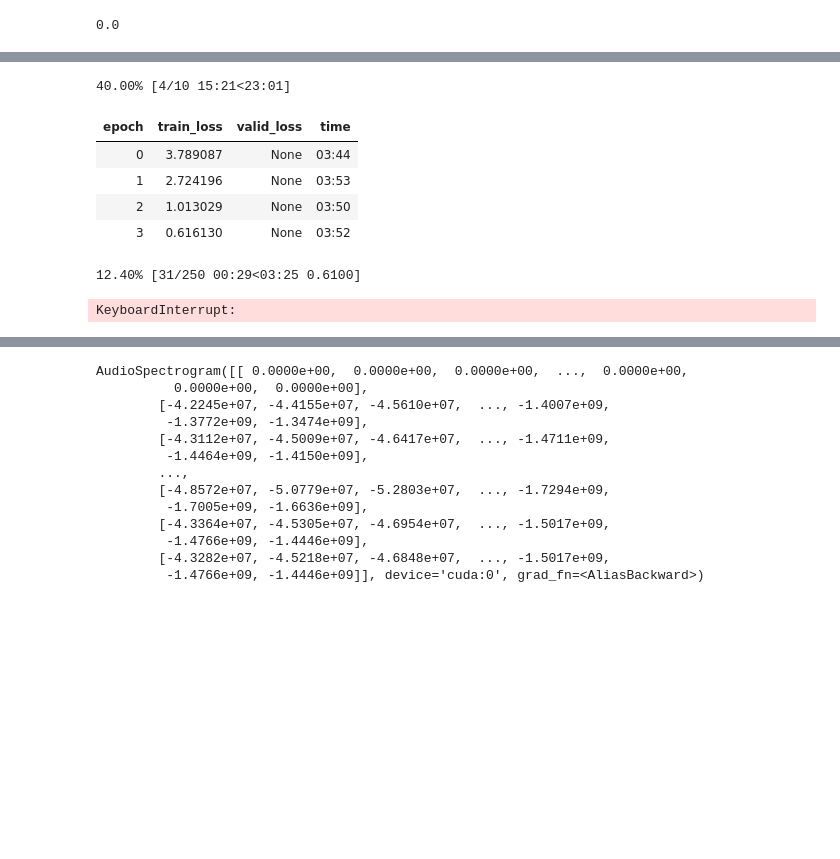
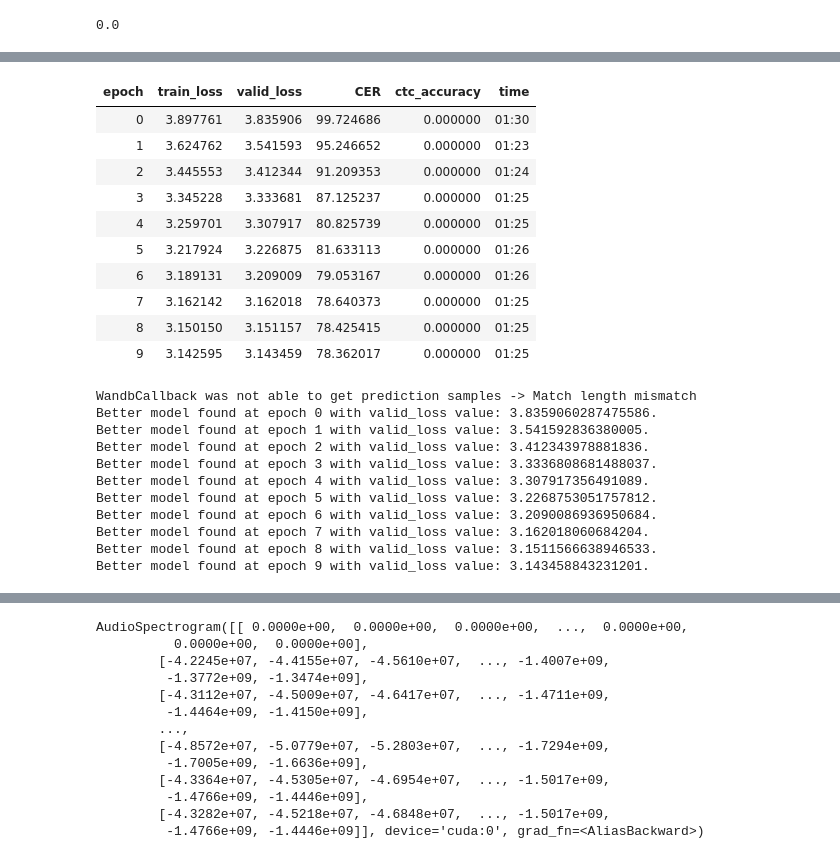
Before and after one commit to mizoru/pronunciation-trainer, a Jupyter notebook: training-QuartzNet.ipynb, the cells around one changed output, grey strips where cells are left out. Saved outputs shown, nothing was run; the diff lists cells and outputs as text; code cells hidden in the pictures; blank space fills up the shorter version.

Commit message:
train for 10 eopchs CER = 78

```diff
--- a/training-QuartzNet.ipynb
+++ b/training-QuartzNet.ipynb
@@ -367,11 +422,25 @@ SuggestedLRs(valley=0.0008317637839354575)
 # %%
-learn.fit_one_cycle(10, 1e-2)
+learn.fit_one_cycle(10, 5e-4)
 # %% [output]
+| epoch | train_loss | valid_loss | CER | ctc_accuracy | time |
+| 0 | 3.897761 | 3.835906 | 99.724686 | 0.000000 | 01:30 |
+| 1 | 3.624762 | 3.541593 | 95.246652 | 0.000000 | 01:23 |
+| 2 | 3.445553 | 3.412344 | 91.209353 | 0.000000 | 01:24 |
+| 3 | 3.345228 | 3.333681 | 87.125237 | 0.000000 | 01:25 |
+| 4 | 3.259701 | 3.307917 | 80.825739 | 0.000000 | 01:25 |
+| 5 | 3.217924 | 3.226875 | 81.633113 | 0.000000 | 01:26 |
+| 6 | 3.189131 | 3.209009 | 79.053167 | 0.000000 | 01:26 |
+| 7 | 3.162142 | 3.162018 | 78.640373 | 0.000000 | 01:25 |
+| 8 | 3.150150 | 3.151157 | 78.425415 | 0.000000 | 01:25 |
+| 9 | 3.142595 | 3.143459 | 78.362017 | 0.000000 | 01:25 |
-40.00% [4/10 15:21<23:01]
+WandbCallback was not able to get prediction samples -> Match length mismatch
+Better model found at epoch 0 with valid_loss value: 3.8359060287475586.
+Better model found at epoch 1 with valid_loss value: 3.541592836380005.
+Better model found at epoch 2 with valid_loss value: 3.412343978881836.
+Better model found at epoch 3 with valid_loss value: 3.3336808681488037.
+Better model found at epoch 4 with valid_loss value: 3.307917356491089.
+Better model found at epoch 5 with valid_loss value: 3.2268753051757812.
+Better model found at epoch 6 with valid_loss value: 3.2090086936950684.
+Better model found at epoch 7 with valid_loss value: 3.162018060684204.
+Better model found at epoch 8 with valid_loss value: 3.1511566638946533.
+Better model found at epoch 9 with valid_loss value: 3.143458843231201.
-| epoch | train_loss | valid_loss | time |
-| 0 | 3.789087 | None | 03:44 |
-| 1 | 2.724196 | None | 03:53 |
-| 2 | 1.013029 | None | 03:50 |
-| 3 | 0.616130 | None | 03:52 |
-12.40% [31/250 00:29<03:25 0.6100]
-KeyboardInterrupt:
```
Also changed, not shown: parts of 23 cells of this notebook.
